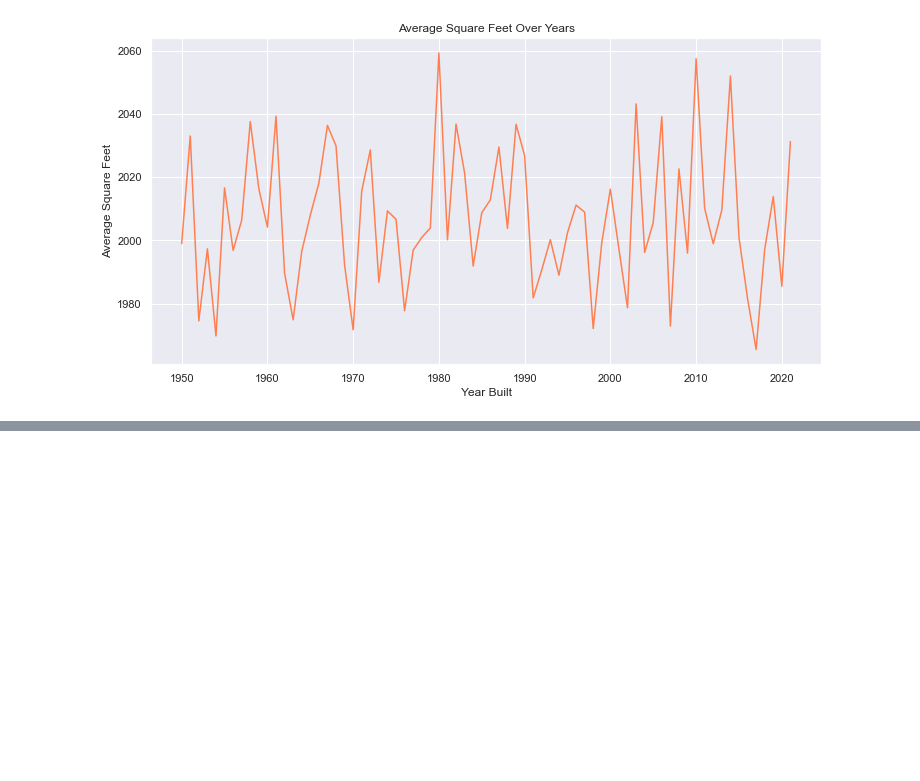
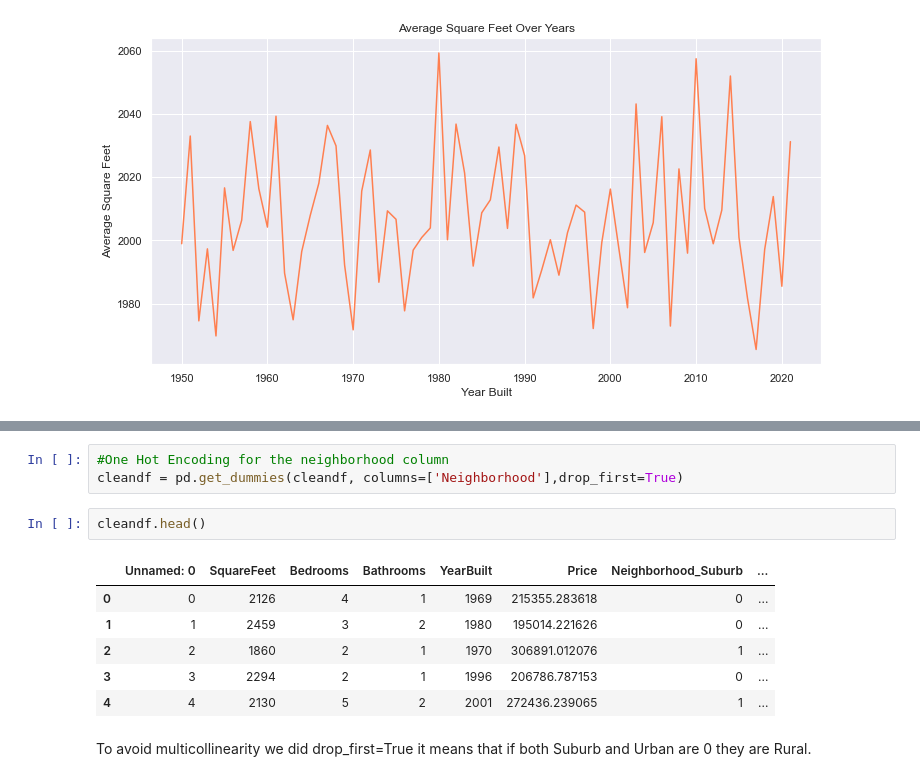
Before and after one commit to GitHbGav/Housing-Price-Prediction, a Jupyter notebook: Notebooks/pricedata.ipynb, the cells around one changed output, grey strips where cells are left out. Saved outputs shown, nothing was run; the diff lists cells and outputs as text; blank space fills up the shorter version.

```diff
--- a/Notebooks/pricedata.ipynb
+++ b/Notebooks/pricedata.ipynb
@@ -309,0 +376,14 @@ plt.show()
+# %%
+#One Hot Encoding for the neighborhood column
+cleandf = pd.get_dummies(cleandf, columns=['Neighborhood'],drop_first=True)
+# %%
+cleandf.head()
+# %% [output]
+|  | Unnamed: 0 | SquareFeet | Bedrooms | Bathrooms | YearBuilt | Price | Neighborhood_Suburb | ... |
+| 0 | 0 | 2126 | 4 | 1 | 1969 | 215355.283618 | 0 | ... |
+| 1 | 1 | 2459 | 3 | 2 | 1980 | 195014.221626 | 0 | ... |
+| 2 | 2 | 1860 | 2 | 1 | 1970 | 306891.012076 | 1 | ... |
+| 3 | 3 | 2294 | 2 | 1 | 1996 | 206786.787153 | 0 | ... |
+| 4 | 4 | 2130 | 5 | 2 | 2001 | 272436.239065 | 1 | ... |
+# %% [markdown]
+To avoid multicollinearity we did drop_first=True it means that if both Suburb and Urban are 0 they are Rural.
```
Also changed, not shown: parts of 13 cells of this notebook.
